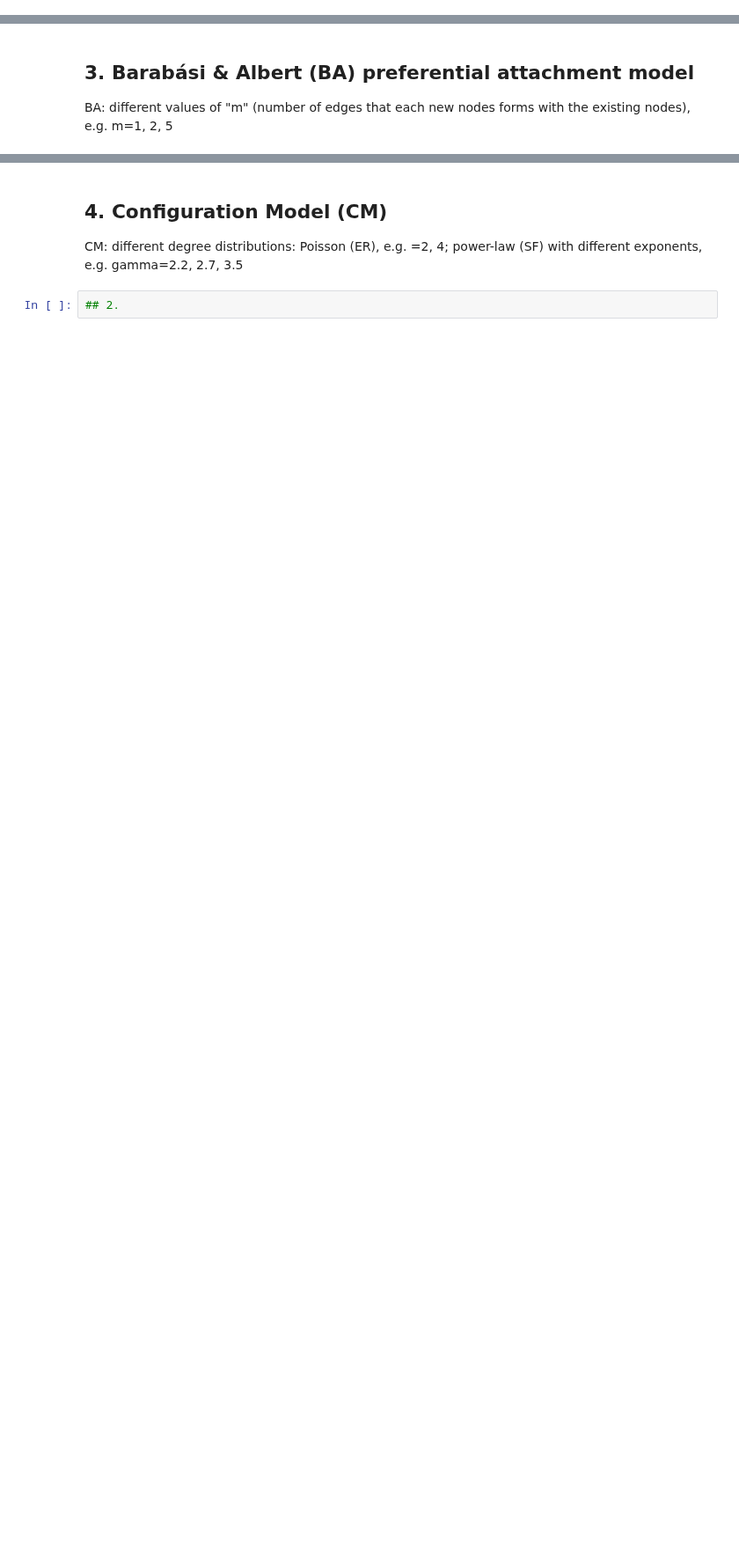
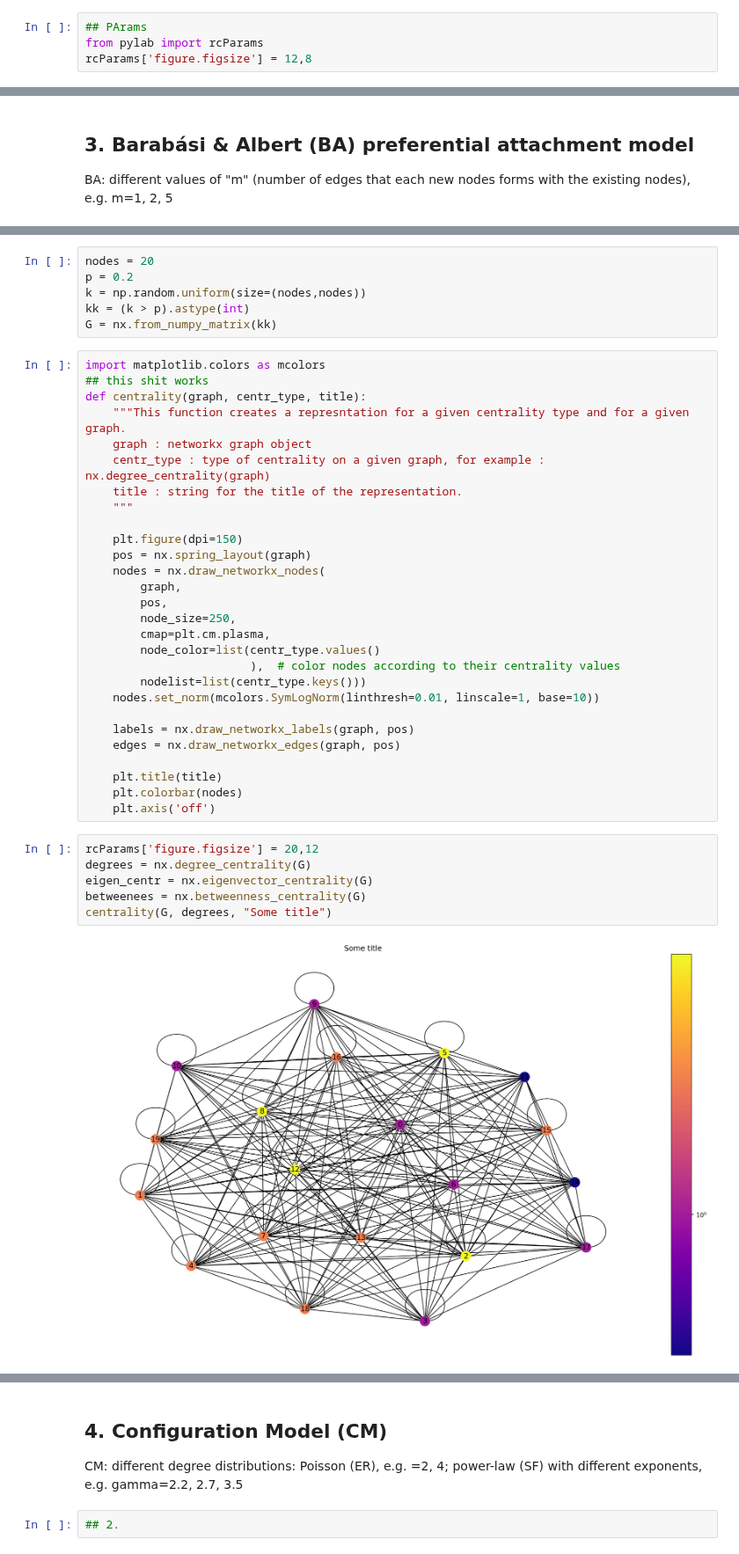
Before and after one commit to EjbejaranosAI/Complex_Networks, a Jupyter notebook: 2_Models_of_complex_networks/Main_test.ipynb, the cells around one changed output, grey strips where cells are left out. Shown at 88% size. Cells and saved outputs as stored; diff of their text form; blank space fills up the shorter version.

```diff
--- a/2_Models_of_complex_networks/Main_test.ipynb
+++ b/2_Models_of_complex_networks/Main_test.ipynb
@@ -27,3 +29,7 @@ import seaborn as sns
+# %%
+## PArams
+from pylab import rcParams
+rcParams['figure.figsize'] = 12,8
 # %%
 #Variables
 N = 50
@@ -241,0 +246,42 @@ N =
+# %%
+nodes = 20
+p = 0.2
+k = np.random.uniform(size=(nodes,nodes))
+kk = (k > p).astype(int)
+G = nx.from_numpy_matrix(kk)
+# %%
+import matplotlib.colors as mcolors
+## this shit works
+def centrality(graph, centr_type, title):
+    """This function creates a represntation for a given centrality type and for a given graph.
+    graph : networkx graph object
+    centr_type : type of centrality on a given graph, for example : nx.degree_centrality(graph)
+    title : string for the title of the representation.
+    """
+
+    plt.figure(dpi=150)
+    pos = nx.spring_layout(graph)
+    nodes = nx.draw_networkx_nodes(
+        graph,
+        pos,
+        node_size=250,
+        cmap=plt.cm.plasma,
+        node_color=list(centr_type.values()
+                        ),  # color nodes according to their centrality values
+        nodelist=list(centr_type.keys()))
+    nodes.set_norm(mcolors.SymLogNorm(linthresh=0.01, linscale=1, base=10))
+
+    labels = nx.draw_networkx_labels(graph, pos)
+    edges = nx.draw_networkx_edges(graph, pos)
+
+    plt.title(title)
+    plt.colorbar(nodes)
+    plt.axis('off')
+# %%
+rcParams['figure.figsize'] = 20,12
+degrees = nx.degree_centrality(G)
+eigen_centr = nx.eigenvector_centrality(G)
+betweenees = nx.betweenness_centrality(G)
+centrality(G, degrees, "Some title")
+# %% [output]
+[figure, added]
```
Also changed, not shown: parts of 24 cells of this notebook.
